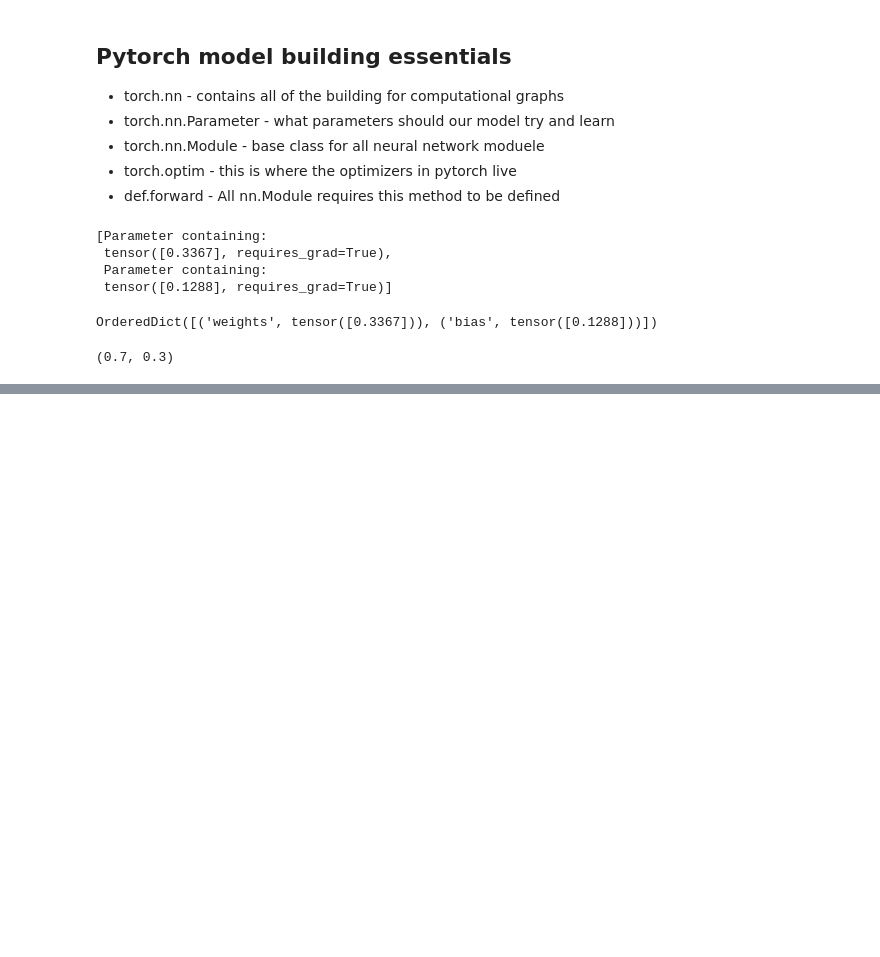
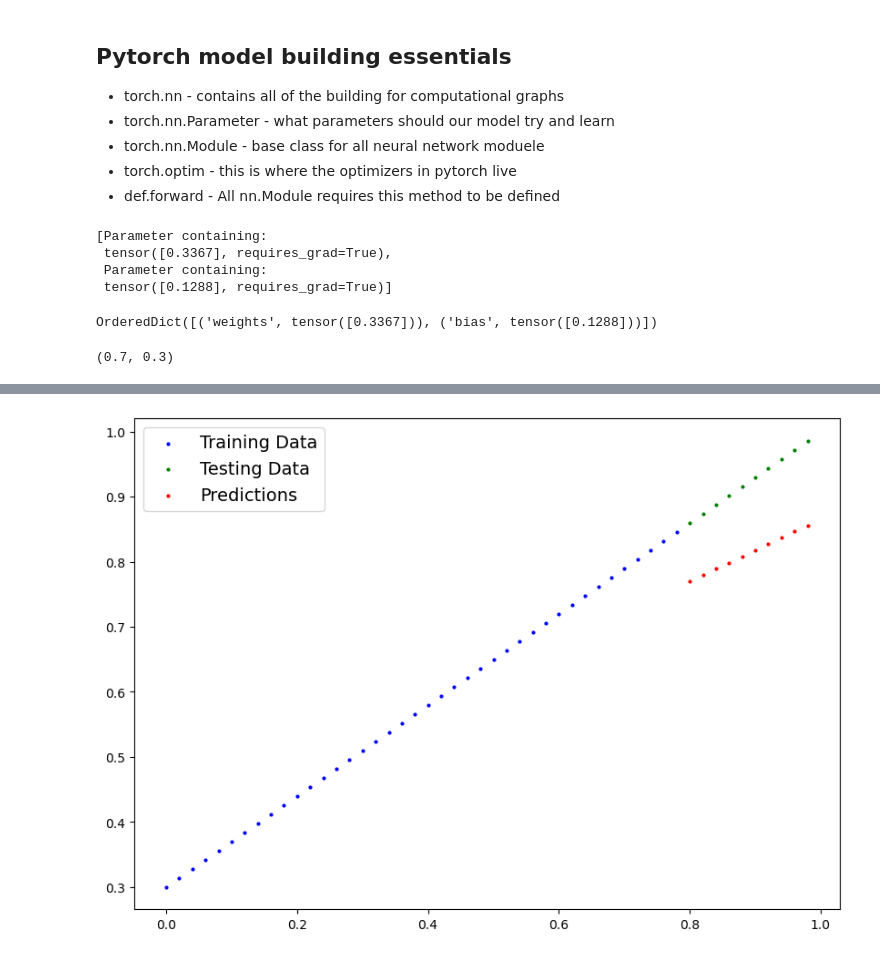
Before and after one commit to Asamse/pytorch_tutorial, a Jupyter notebook: 01_pytorch_workflow.ipynb, the cells around one changed output, grey strips where cells are left out. Drawn from its saved outputs; the diff is of its cells as text; code cells hidden in the pictures; blank space fills up the shorter version.

```diff
--- a/01_pytorch_workflow.ipynb
+++ b/01_pytorch_workflow.ipynb
@@ -150,0 +208,7 @@ weight, bias
+# %%
+# Setup loss function
+loss_fn = nn.L1Loss()
+
+# Setup optimizer (SGD - Stochastic gradient descent)
+optimizer = torch.optim.SGD(params=model_0.parameters(),
+                            lr=0.01) # lr = learning rate - hyperparameter for optimizer step changes propo
@@ -150,0 +225,32 @@ weight, bias
+# %%
+torch.manual_seed(42)
+
+# epoch is one loop through the data (Hyperparameter = a parameter set by the user)
+epochs = 1
+
+### Training
+# 0. Loop through the data
+for epoch in range(epochs):
+    # Set the model to training mode
+    model_0.train() # Sets all parameters that requires gradients to gradients
+
+    # 1. Forward pass
+    y_preds = model_0(X_train)
+
+    # 2. Calculate loss
+    loss = loss_fn(y_preds, y_train)
+    print(f"Loss: {loss}")
+
+    # 3. Optimizer zero grad
+    optimizer.zero_grad()
+
+    # 4. Perform backpropagation on the loss with respect to the parameters of the model
+    loss.backward()
+
+    # 5. Step the optimizer (perform gradient descent)
+    optimizer.step() # By defaul the optimzer accumulates, step 3 ensure it is reset to zero
+
+    # model_0.eval() # turns off gradient
+
+    # Print model stat
+    print(f"Model State: {model_0.state_dict()}")
@@ -150,0 +260,7 @@ weight, bias
+# %%
+with torch.inference_mode():
+    y_preds_new = model_0(X_test)
+
+plot_predictions(predictions=y_preds_new)
+# %% [output]
+[figure, added]
```
Also changed, not shown: parts of 10 cells of this notebook.
